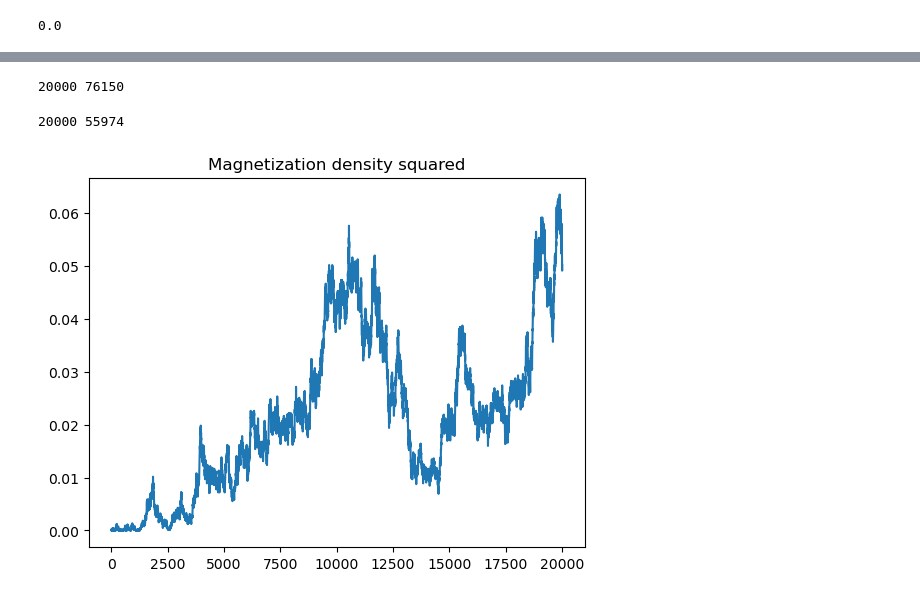
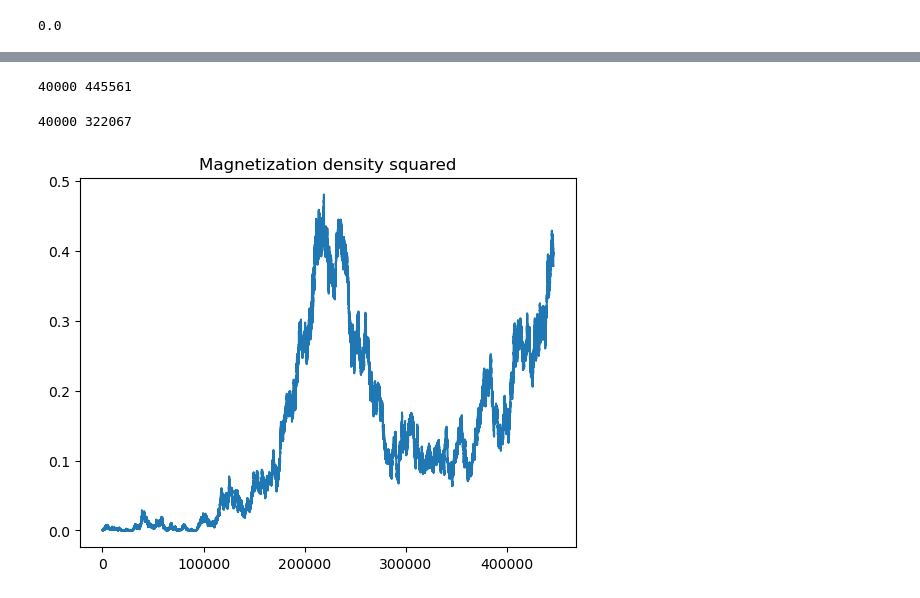
Before and after one commit to fysmoe1121/Phase-Transitions-Ising-Model, a Jupyter notebook: ising_model.ipynb, the cells around one changed output, grey strips where cells are left out. Drawn from its saved outputs; the diff is of its cells as text; code cells hidden in the pictures.

```diff
--- a/ising_model.ipynb
+++ b/ising_model.ipynb
@@ -126,7 +125,7 @@ def delta_energy(initial_lattice: np.ndarray, spin_to_flip: tuple[int, int]) ->
                         initial_lattice[x, (y + 1)%L] +
                         initial_lattice[x, (y - 1)%L])
 
-    return 4 * sum_of_neighbors * initial_lattice[x, y]
+    return 2 * sum_of_neighbors * initial_lattice[x, y]
 # %%
 @jit(nopython=True)
 def flip_spin_in_lattice(lattice: np.ndarray, spin: tuple[int,int]) -> np.ndarray:
@@ -169,19 +168,21 @@ def sampler(type: str,init_dist: np.ndarray, beta: float, num_iters: int, sweep_
         if i % sweep_size == 0:
             fixed_time_samples.append(sample)
     return fixed_time_samples, updated_samples
+# %%
+N, p, beta = 50, 0.5, 0.44
 # %%
-mh_fixed_time_res, mh_updated_res = sampler('mh', generate_lattice(50, 0.5), 0.3, 1_000_000)
+mh_fixed_time_res, mh_updated_res = sampler('mh', generate_lattice(N, p), beta, 2_000_000)
 print(len(mh_fixed_time_res), len(mh_updated_res))
 # %% [output]
-20000 76150
+40000 445561
 # %%
-gibbs_fixed_time_res, gibbs_updated_res = sampler('gibbs', generate_lattice(50, 0.5), 0.3, 1_000_000)
+gibbs_fixed_time_res, gibbs_updated_res = sampler('gibbs', generate_lattice(N, p), beta, 2_000_000)
 print(len(gibbs_fixed_time_res), len(gibbs_updated_res))
 # %% [output]
-20000 55974
+40000 322067
 # %%
 def plot_magnetization_squared(samples: list):
     samples = np.array(samples)
-    magnetization_of_samples = (np.mean(samples, axis = (1,2)) ** 2)
-    plt.plot(magnetization_of_samples)
+    magnetization_squared_of_samples = (np.mean(samples, axis = (1,2)) ** 2)
+    plt.plot(magnetization_squared_of_samples)
     plt.title("Magnetization density squared")
@@ -192,6 +199,6 @@ def plot_energy(samples: list):
     plt.plot(energy_of_samples)
     plt.title("Energy density")
 # %%
-plot_magnetization_squared(mh_fixed_time_res)
+plot_magnetization_squared(mh_updated_res)
 # %% [output]
-[figure, old version]
+[figure, new version]
```
Also changed, not shown: parts of 11 cells of this notebook.
